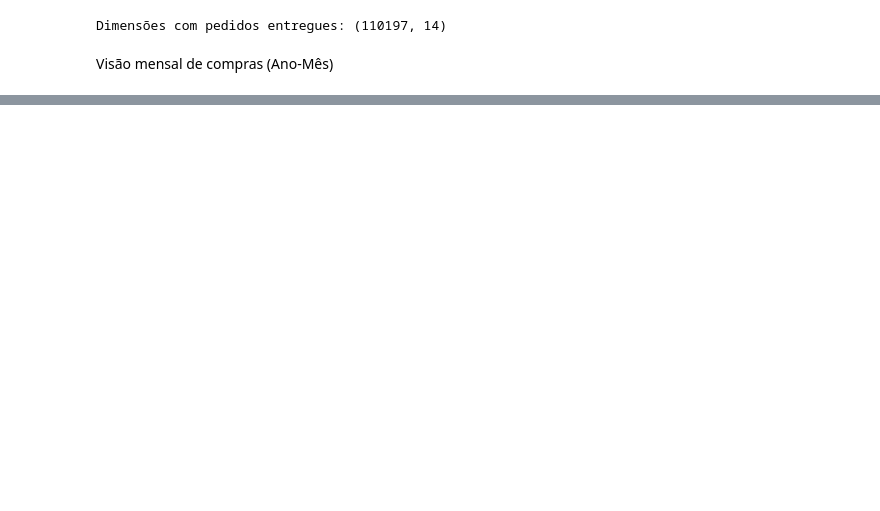
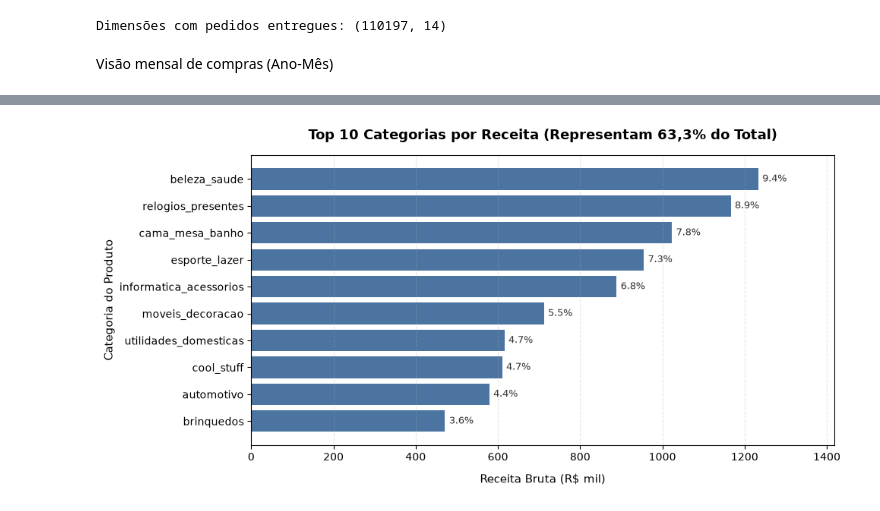
Before and after one commit to diegoolsilva/analise_olist, a Jupyter notebook: Notebooks/01_exploracao_inicial.ipynb, the cells around one changed output, grey strips where cells are left out. Cells and saved outputs as stored; diff of their text form; code cells hidden in the pictures; blank space fills up the shorter version.

```diff
--- a/Notebooks/01_exploracao_inicial.ipynb
+++ b/Notebooks/01_exploracao_inicial.ipynb
@@ -188,0 +361,17 @@ Visão mensal de compras (Ano-Mês)
+# %%
+# 1. Agrupamento por categoria e cálculo do faturamento total
+cat_sales = df_delivered.groupby('product_category_name')['price'].sum().reset_index()
+cat_sales.columns = ['categoria', 'receita_total']
+
+# 2. Ordenar do maior para o menor faturamento
+cat_sales = cat_sales.sort_values(by='receita_total', ascending=False)
+
+# 3. Percentual individual de cada categoria
+cat_sales['percentual'] = (cat_sales['receita_total'] / cat_sales['receita_total'].sum()) * 100
+
+# 4. Percentual acumulado (soma cumulativa dos percentuais)
+cat_sales['percentual_acumulado'] = cat_sales['percentual'].cumsum()
+
+# 5. Exibir as 10 principais categorias
+top_10_cat = cat_sales.head(10).copy()
+top_10_cat
@@ -188,0 +414,38 @@ Visão mensal de compras (Ano-Mês)
+# %%
+import matplotlib.pyplot as plt
+
+# 1. Configurar área do gráfico
+plt.figure(figsize=(10, 5))
+
+# 2. Plotar barras horizontais (invertendo a ordem para o maior ficar no topo)
+top_10_grafico = top_10_cat.sort_values(by='receita_total', ascending=True)
+
+barras = plt.barh(
+    top_10_grafico['categoria'],
+    top_10_grafico['receita_total'] / 1000,
+    color='#2b5c8f',
+    alpha=0.85
+)
+
+# 3. Adicionar o percentual de cada categoria no final de cada barra
+for barra, pct in zip(barras, top_10_grafico['percentual']):
+    plt.text(
+        barra.get_width() + 10,
+        barra.get_y() + barra.get_height() / 2,
+        f"{pct:.1f}%",
+        va='center',
+        fontsize=9,
+        color='#333333'
+    )
+
+# 4. Ajustes executivos
+plt.title('Top 10 Categorias por Receita (Representam 63,3% do Total)', fontsize=13, fontweight='bold', pad=15)
+plt.xlabel('Receita Bruta (R$ mil)', fontsize=11, labelpad=10)
+plt.ylabel('Categoria do Produto', fontsize=11)
+plt.grid(axis='x', linestyle='--', alpha=0.3)
+plt.xlim(0, top_10_grafico['receita_total'].max() / 1000 * 1.15)  # margem para o texto caber
+
+plt.tight_layout()
+plt.show()
+# %% [output]
+[figure, added]
```
Also changed, not shown: parts of 23 cells of this notebook, 9 other files.
